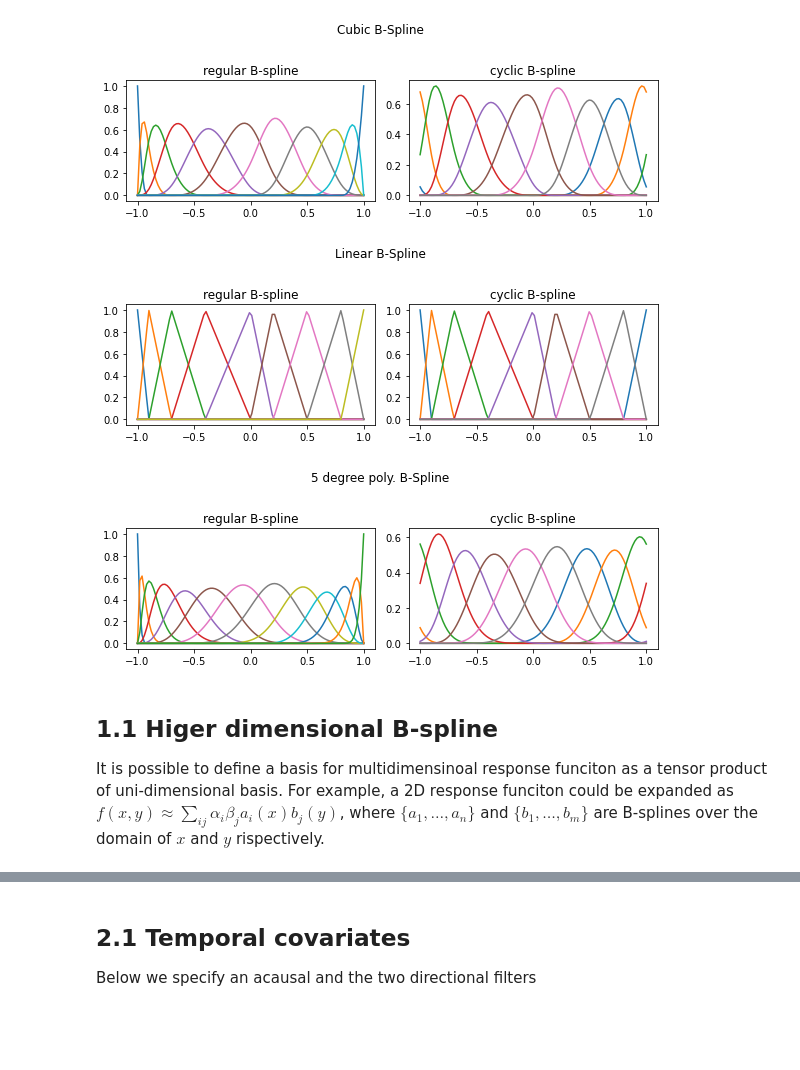
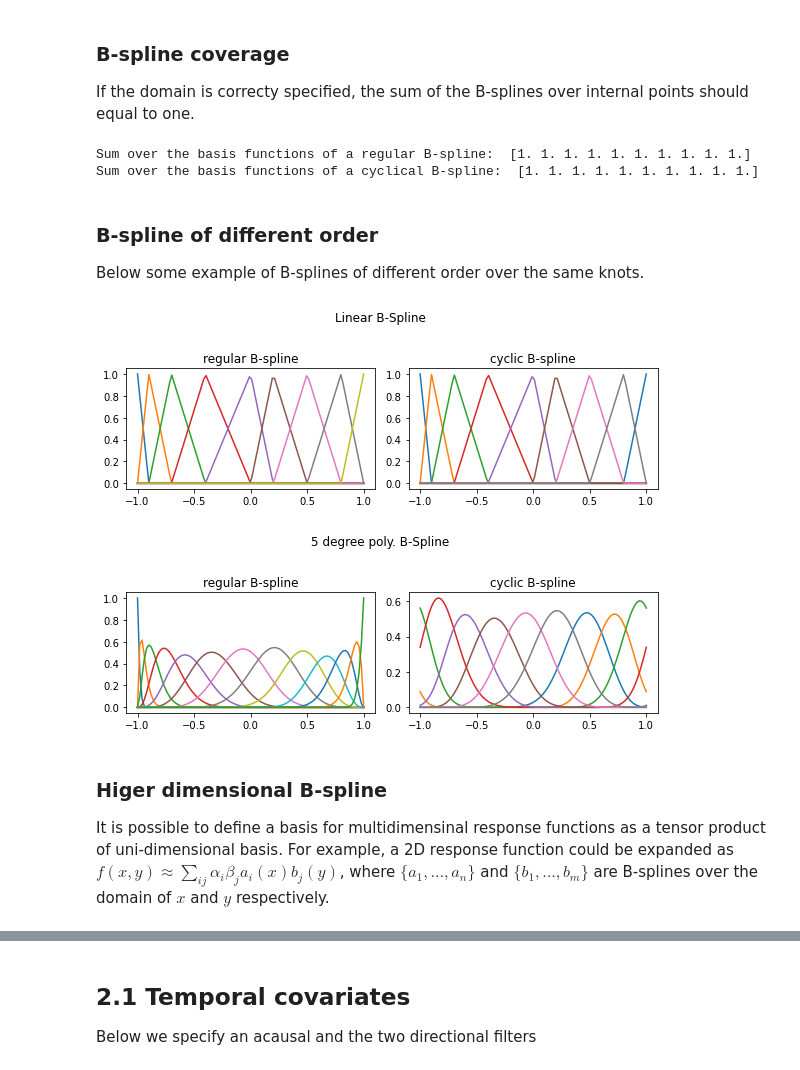
Before and after one commit to BalzaniEdoardo/PGAM, a Jupyter notebook: PGAM_Tutorial.ipynb, the cells around one changed output, grey strips where cells are left out. Saved outputs shown, nothing was run; the diff lists cells and outputs as text; code cells hidden in the pictures; blank space fills up the shorter version.

```diff
--- a/PGAM_Tutorial.ipynb
+++ b/PGAM_Tutorial.ipynb
@@ -47,45 +132,20 @@ If the domain is correcty specified, the sum of the B-splines over internal poin
+# %% [markdown]
+### B-spline coverage
+
+If the domain is correcty specified, the sum of the B-splines over internal points should equal to one.
+# %%
+# Assert that the B-spline convers the input range
+assert(all(np.abs(X.sum(axis=1) - 1) < 10**-12))
+assert(all(np.abs(cX.sum(axis=1) - 1) < 10**-12))
+print('Sum over the basis functions of a regular B-spline: ', X.sum(axis=1)[:10])
+print('Sum over the basis functions of a cyclical B-spline: ', X.sum(axis=1)[:10])
+# %% [output]
+Sum over the basis functions of a regular B-spline:  [1. 1. 1. 1. 1. 1. 1. 1. 1. 1.]
+Sum over the basis functions of a cyclical B-spline:  [1. 1. 1. 1. 1. 1. 1. 1. 1. 1.]
+# %% [markdown]
+### B-spline of different order
+Below some example of B-splines of different order over the same knots.
 # %%
-# Cubic B-spline covering [-1,1]
-
-# Input
-x = np.linspace(-1, 1, 100)
-order = 4 # the order of the spline is the number of coefficient of the polynomials
-
-# specify some internal knots
-int_knots = np.array([-1., -.9, -0.7, -.4, 0, .2, .5, .8, 1.0])
-
-# repeat external knots
-knots = np.hstack(([int_knots[0]]*(order-1), int_knots, [int_knots[-1]]*(order-1)))
-
-# get the spline basis evaluated at x for the domain
-X = gdh.splineDesign(knots, x, order, der=0)
-
-# get the cyclical b-spline over the same domain
-# (for cyclic spline basis, knots repetition is not required)
-cX = gdh.cSplineDes(int_knots, x, order, der=0)
-
-# plot the basis
-plt.figure(figsize=(8,3))
-plt.suptitle('Cubic B-Spline')
-
-ax1 = plt.subplot(121)
-ax2 = plt.subplot(122)
-
-x_rep = np.repeat(x, X.shape[1]).reshape(x.shape[0],-1)
-p1 = ax1.plot(x_rep,X)
-
-ax1.set_title('regular B-spline')
-
-x_rep = np.repeat(x, cX.shape[1]).reshape(x.shape[0],-1)
-ax2.set_title('cyclic B-spline')
-p2 = ax2.plot(x_rep,cX)
-plt.tight_layout(rect=[0, 0.03, 1, 0.95])
-
-# Assert that the B-spline convers the input range
-assert(all(np.abs(X.sum(axis=1) - 1) < 10**-12))
-assert(all(np.abs(cX.sum(axis=1) - 1) < 10**-12))
-
-
 ## Linear B-spline
 order = 2
 knots = np.hstack(([int_knots[0]]*(order-1), int_knots, [int_knots[-1]]*(order-1)))
@@ -114,40 +174,39 @@ p2 = ax2.plot(x_rep,cX)
 plt.tight_layout(rect=[0, 0.03, 1, 0.95])
 
 
 ## 5-degree B-spline
 order = 6
 knots = np.hstack(([int_knots[0]]*(order-1), int_knots, [int_knots[-1]]*(order-1)))
 
 # get the spline basis evaluated at x for the domain
 X = gdh.splineDesign(knots, x, order, der=0, outer_ok=True)
 
 # get the cyclical b-spline over the same domain
 # (for cyclic spline basis, knots repetition is not required)
 cX = gdh.cSplineDes(int_knots, x, order, der=0)
 
 # plot the basis
 plt.figure(figsize=(8,3))
 plt.suptitle('5 degree poly. B-Spline')
 
 ax1 = plt.subplot(121)
 ax2 = plt.subplot(122)
 
 x_rep = np.repeat(x, X.shape[1]).reshape(x.shape[0],-1)
 p1 = ax1.plot(x_rep,X)
 ax1.set_title('regular B-spline')
 
 x_rep = np.repeat(x, cX.shape[1]).reshape(x.shape[0],-1)
 ax2.set_title('cyclic B-spline')
 p2 = ax2.plot(x_rep,cX)
 plt.tight_layout(rect=[0, 0.03, 1, 0.95])
 # %% [output]
-[figure, old version]
+[figure, new version]
-[figure, old version]
+[figure, new version]
-[figure, removed]
 # %% [markdown]
-## 1.1 Higer dimensional B-spline
+### Higer dimensional B-spline
 
-It is possible to define a basis for multidimensinoal response funciton as a tensor product of uni-dimensional basis. For example, a 2D response funciton could be expanded as $f(x,y) \approx \sum_{ij} \alpha_i \beta_j a_i(x)b_j(y)$, where $\{a_1, \dots, a_n\}$  and $\{b_1, \dots, b_m\}$ are B-splines over the domain of $x$ and $y$ rispectively.
+It is possible to define a basis for multidimensinal response functions as a tensor product of uni-dimensional basis. For example, a 2D response function could be expanded as $f(x,y) \approx \sum_{ij} \alpha_i \beta_j a_i(x)b_j(y)$, where $\{a_1, \dots, a_n\}$  and $\{b_1, \dots, b_m\}$ are B-splines over the domain of $x$ and $y$ respectively.
 # %%
 from mpl_toolkits.mplot3d import axes3d
 %matplotlib notebook
```
Also changed, not shown: parts of 30 cells of this notebook, 3 other files.
